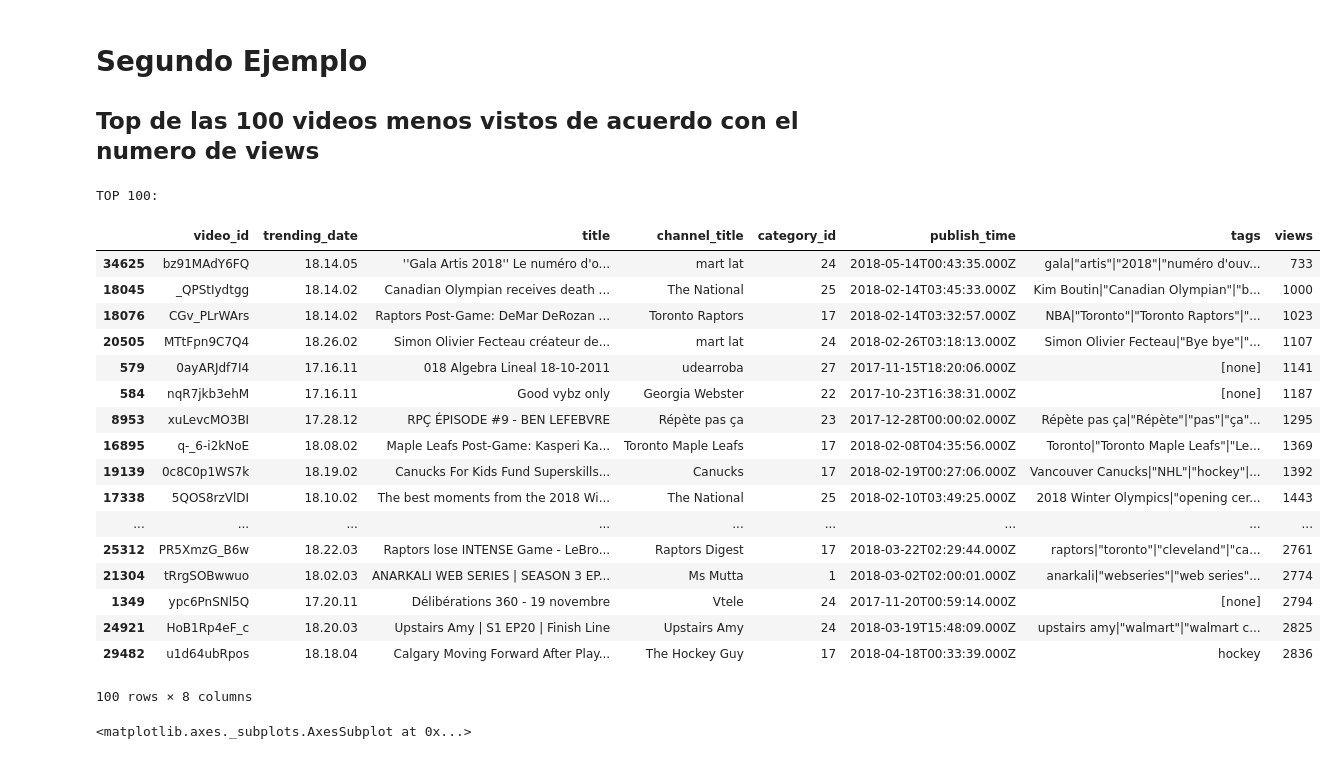
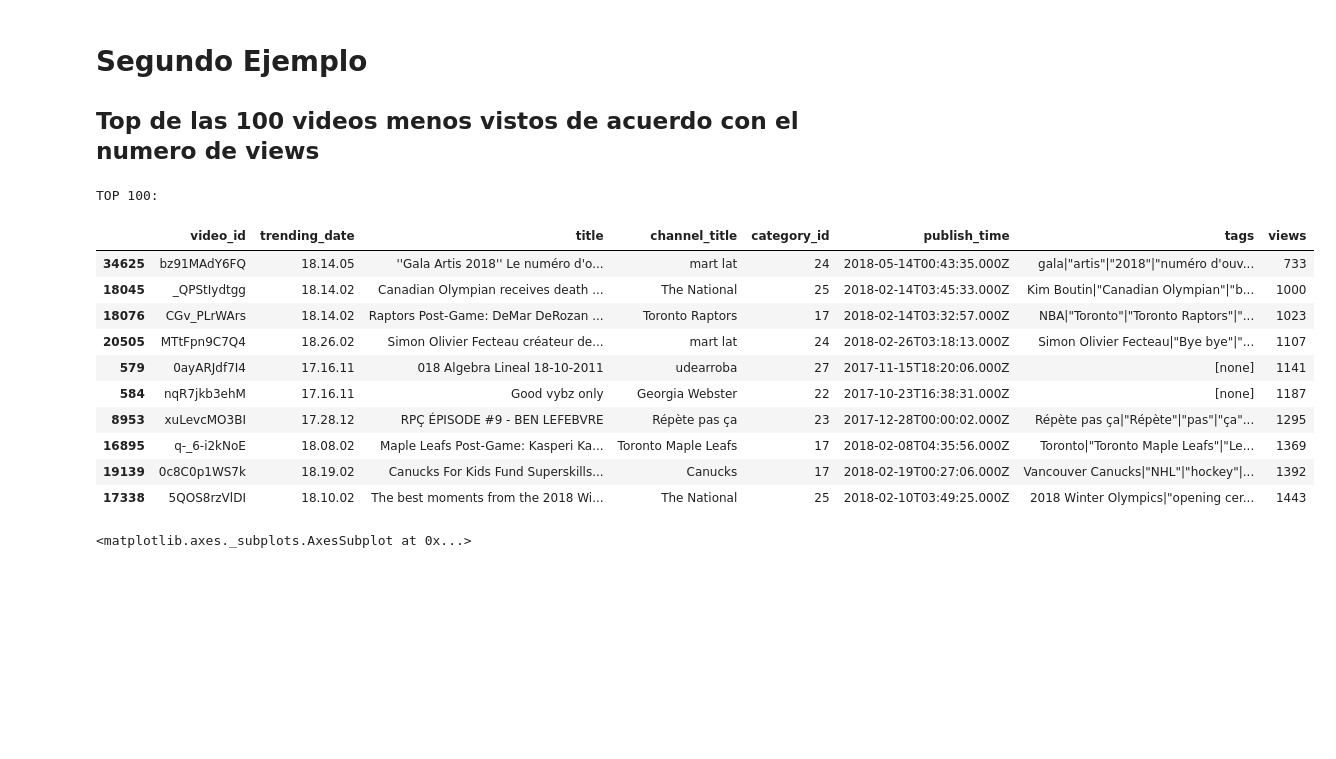
Before and after one commit to 2019-B-GR1-Python/py-alvarado-roman-ronald-francisco, a Jupyter notebook: Proyectos/Proyecto1/Proyecto1_Anlisis.ipynb, the cells around one changed output. Drawn from its saved outputs; the diff is of its cells as text; code cells hidden in the pictures; blank space fills up the shorter version.

```diff
--- a/Proyectos/Proyecto1/Proyecto1_Anlisis.ipynb
+++ b/Proyectos/Proyecto1/Proyecto1_Anlisis.ipynb
@@ -69,30 +119,23 @@ KeyError: 'category_id'
 # Segundo Ejemplo
 ## Top de las 100 videos menos vistos de acuerdo con el numero de views
 # %%
-top100_videos_menos_vistos = youtube_dataset['views'].sort_values(ascending=True).head(100)
+top100_videos_menos_vistos = youtube_dataset['views'].sort_values(ascending=True).head(10)
 videos_menos_vistos = youtube_dataset.loc[top100_videos_menos_vistos.index,['video_id','trending_date','title','channel_title','category_id','publish_time','tags','views']]
 print('TOP 100:')
 display(videos_menos_vistos)
 # %% [output]
 TOP 100:
 |  | video_id | trending_date | title | channel_title | category_id | publish_time | tags | views |
 | 34625 | bz91MAdY6FQ | 18.14.05 | ''Gala Artis 2018'' Le numéro d'o... | mart lat | 24 | 2018-05-14T00:43:35.000Z | gala|"artis"|"2018"|"numéro d'ouv... | 733 |
 | 18045 | _QPStIydtgg | 18.14.02 | Canadian Olympian receives death ... | The National | 25 | 2018-02-14T03:45:33.000Z | Kim Boutin|"Canadian Olympian"|"b... | 1000 |
 | 18076 | CGv_PLrWArs | 18.14.02 | Raptors Post-Game: DeMar DeRozan ... | Toronto Raptors | 17 | 2018-02-14T03:32:57.000Z | NBA|"Toronto"|"Toronto Raptors"|"... | 1023 |
 | 20505 | MTtFpn9C7Q4 | 18.26.02 | Simon Olivier Fecteau créateur de... | mart lat | 24 | 2018-02-26T03:18:13.000Z | Simon Olivier Fecteau|"Bye bye"|"... | 1107 |
 | 579 | 0ayARJdf7I4 | 17.16.11 | 018 Algebra Lineal 18-10-2011 | udearroba | 27 | 2017-11-15T18:20:06.000Z | [none] | 1141 |
 | 584 | nqR7jkb3ehM | 17.16.11 | Good vybz only | Georgia Webster | 22 | 2017-10-23T16:38:31.000Z | [none] | 1187 |
 | 8953 | xuLevcMO3BI | 17.28.12 | RPÇ ÉPISODE #9 - BEN LEFEBVRE | Répète pas ça | 23 | 2017-12-28T00:00:02.000Z | Répète pas ça|"Répète"|"pas"|"ça"... | 1295 |
 | 16895 | q-_6-i2kNoE | 18.08.02 | Maple Leafs Post-Game: Kasperi Ka... | Toronto Maple Leafs | 17 | 2018-02-08T04:35:56.000Z | Toronto|"Toronto Maple Leafs"|"Le... | 1369 |
 | 19139 | 0c8C0p1WS7k | 18.19.02 | Canucks For Kids Fund Superskills... | Canucks | 17 | 2018-02-19T00:27:06.000Z | Vancouver Canucks|"NHL"|"hockey"|... | 1392 |
 | 17338 | 5QOS8rzVlDI | 18.10.02 | The best moments from the 2018 Wi... | The National | 25 | 2018-02-10T03:49:25.000Z | 2018 Winter Olympics|"opening cer... | 1443 |
-| ... | ... | ... | ... | ... | ... | ... | ... | ... |
-| 25312 | PR5XmzG_B6w | 18.22.03 | Raptors lose INTENSE Game - LeBro... | Raptors Digest | 17 | 2018-03-22T02:29:44.000Z | raptors|"toronto"|"cleveland"|"ca... | 2761 |
-| 21304 | tRrgSOBwwuo | 18.02.03 | ANARKALI WEB SERIES | SEASON 3 EP... | Ms Mutta | 1 | 2018-03-02T02:00:01.000Z | anarkali|"webseries"|"web series"... | 2774 |
-| 1349 | ypc6PnSNl5Q | 17.20.11 | Délibérations 360 - 19 novembre | Vtele | 24 | 2017-11-20T00:59:14.000Z | [none] | 2794 |
-| 24921 | HoB1Rp4eF_c | 18.20.03 | Upstairs Amy | S1 EP20 | Finish Line | Upstairs Amy | 24 | 2018-03-19T15:48:09.000Z | upstairs amy|"walmart"|"walmart c... | 2825 |
-| 29482 | u1d64ubRpos | 18.18.04 | Calgary Moving Forward After Play... | The Hockey Guy | 17 | 2018-04-18T00:33:39.000Z | hockey | 2836 |
-100 rows × 8 columns
 # %%
 videos_menos_vistos.groupby(['category_id'])['views'].min().plot(kind='line', title="Videos menos vistos")
 # %% [output]
```
Also changed, not shown: parts of 12 cells of this notebook, 5 other files.
